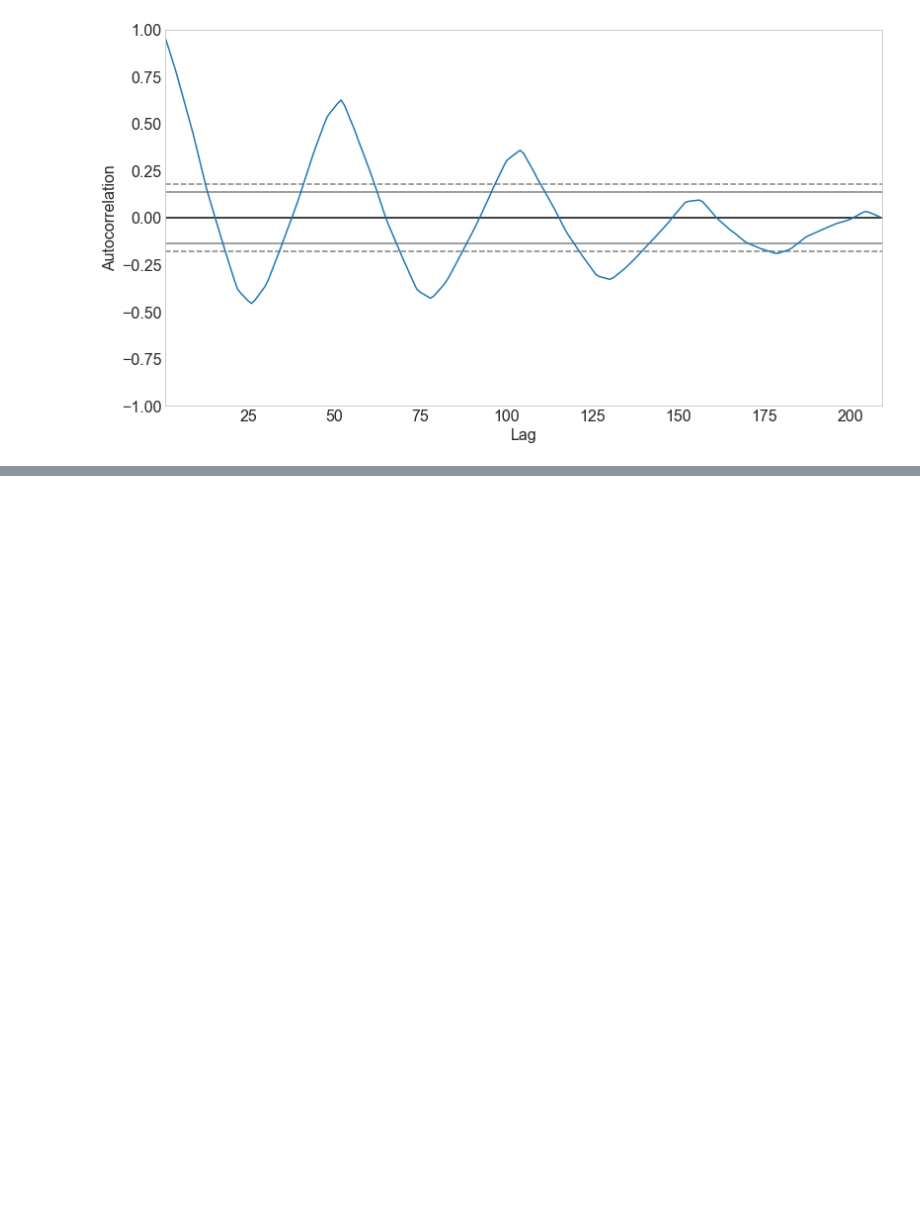
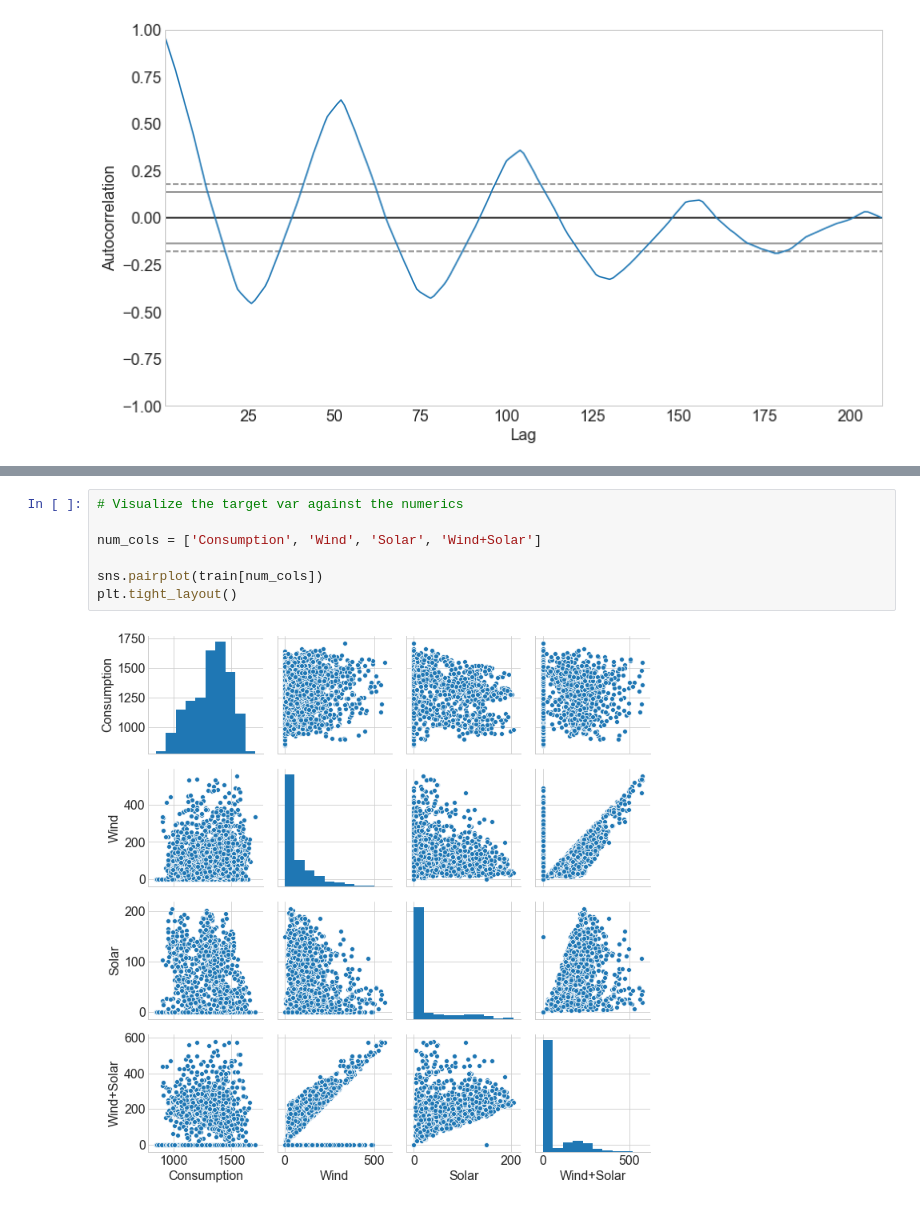
Before and after one commit to Yongliang-Shi/time-series-exercises, a Jupyter notebook: explore.ipynb, the cells around one changed output, grey strips where cells are left out. Drawn from its saved outputs; the diff is of its cells as text; blank space fills up the shorter version.

```diff
--- a/explore.ipynb
+++ b/explore.ipynb
@@ -272,0 +390,9 @@ pd.plotting.autocorrelation_plot(train.sales_total.resample('W').mean())
+# %%
+# Visualize the target var against the numerics
+
+num_cols = ['Consumption', 'Wind', 'Solar', 'Wind+Solar']
+
+sns.pairplot(train[num_cols])
+plt.tight_layout()
+# %% [output]
+[figure, added]
```
Also changed, not shown: parts of 24 cells of this notebook.
